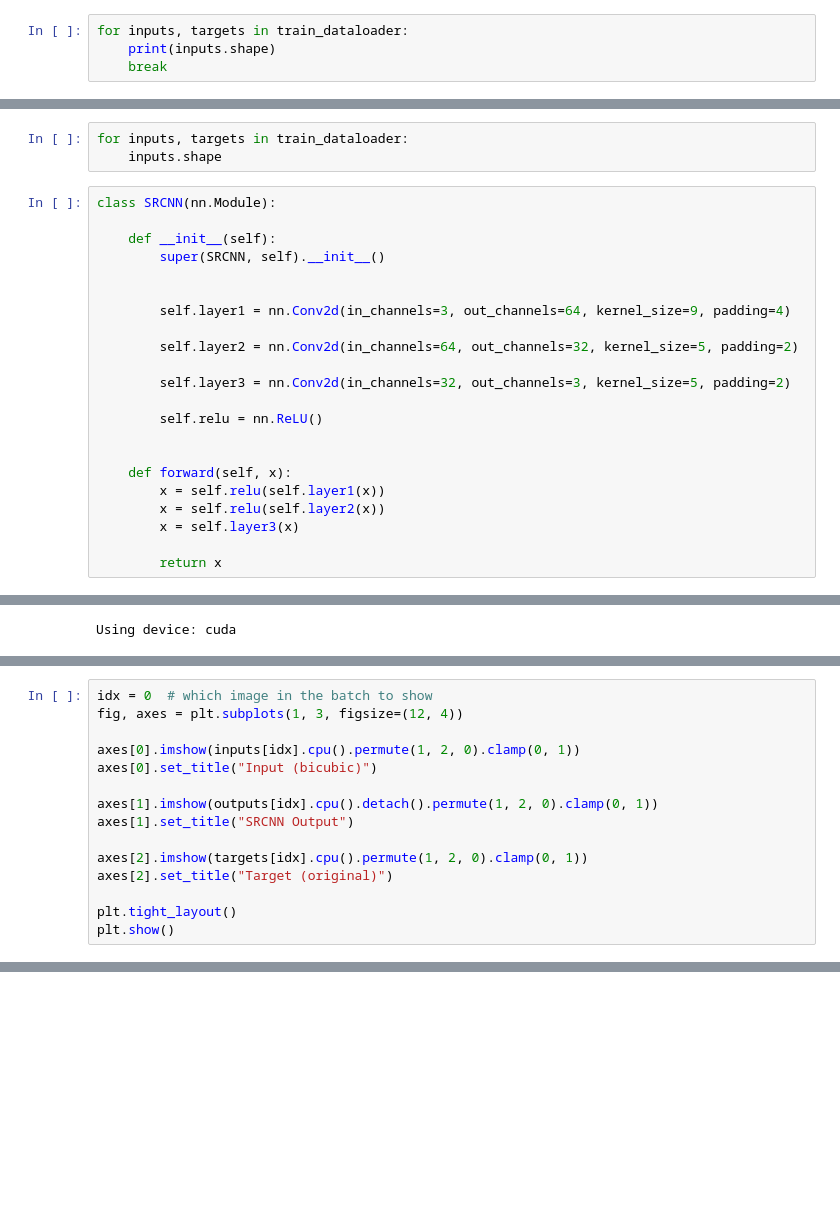
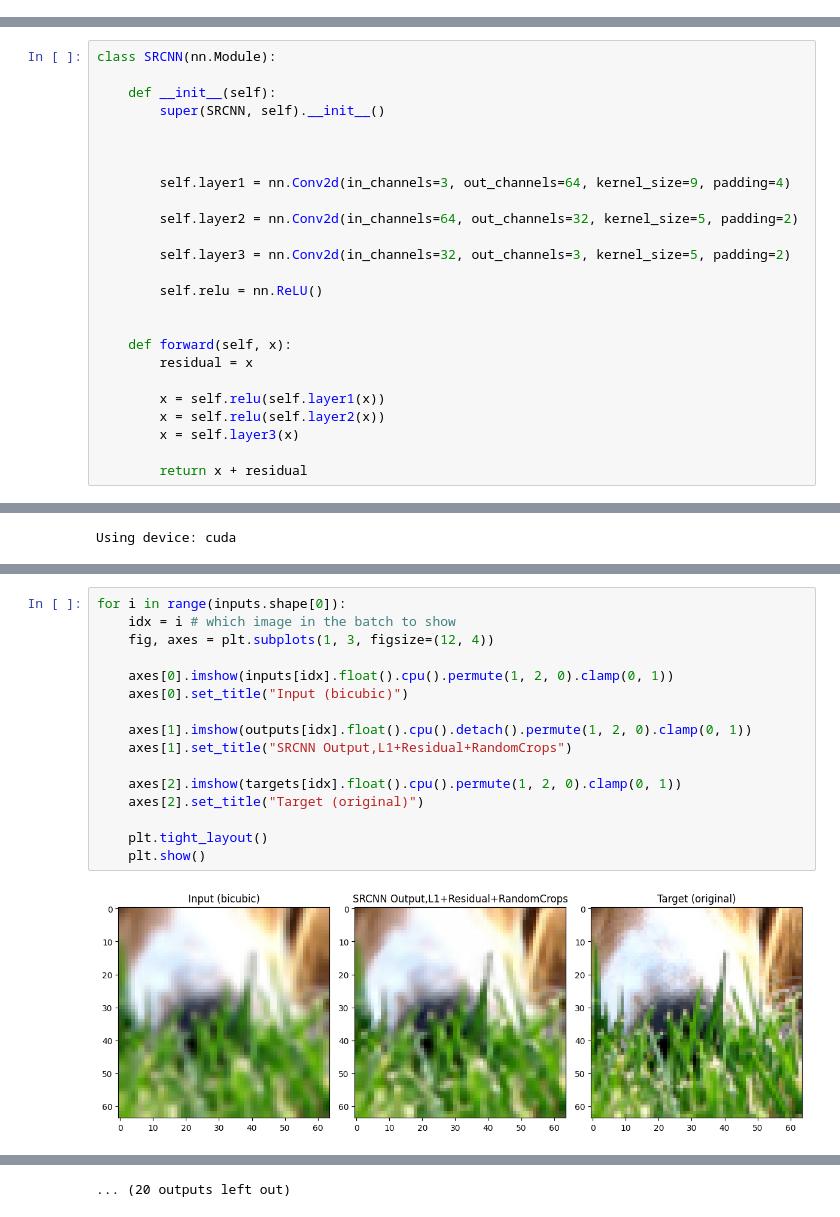
Before and after one commit to suryansh-spec/Super_Resolution-, a Jupyter notebook: cnn_basic.ipynb, the cells around one changed output, grey strips where cells are left out. Drawn from its saved outputs; the diff is of its cells as text; blank space fills up the shorter version.

Commit message:
updated with residual learning+L1+random_crop

```diff
--- a/cnn_basic.ipynb
+++ b/cnn_basic.ipynb
@@ -129,7 +133,3 @@ train_dataloader = DataLoader(
 # %% [output]
 preprocessing....
 Done!
-# %%
-for inputs, targets in train_dataloader:
-    print(inputs.shape)
-    break
@@ -138,11 +136,9 @@ torch.Size([8, 3, 256, 256])
-# %%
-for inputs, targets in train_dataloader:
-    inputs.shape
 # %%
 class SRCNN(nn.Module):
 
     def __init__(self):
         super(SRCNN, self).__init__()
+
 
 
         self.layer1 = nn.Conv2d(in_channels=3, out_channels=64, kernel_size=9, padding=4)
@@ -155,11 +151,13 @@ class SRCNN(nn.Module):
 
 
     def forward(self, x):
+        residual = x
+
         x = self.relu(self.layer1(x))
         x = self.relu(self.layer2(x))
         x = self.layer3(x)
 
-        return x
+        return x + residual
 # %%
 device = "cuda" if torch.cuda.is_available() else "cpu"
 print(f"Using device: {device}")
@@ -218,15 +223,0 @@ Target shape: torch.Size([8, 3, 256, 256])
-# %%
-idx = 0  # which image in the batch to show
-fig, axes = plt.subplots(1, 3, figsize=(12, 4))
-
-axes[0].imshow(inputs[idx].cpu().permute(1, 2, 0).clamp(0, 1))
-axes[0].set_title("Input (bicubic)")
-
-axes[1].imshow(outputs[idx].cpu().detach().permute(1, 2, 0).clamp(0, 1))
-axes[1].set_title("SRCNN Output")
-
-axes[2].imshow(targets[idx].cpu().permute(1, 2, 0).clamp(0, 1))
-axes[2].set_title("Target (original)")
-
-plt.tight_layout()
-plt.show()
@@ -234,0 +232,18 @@ plt.show()
+# %%
+for i in range(inputs.shape[0]):
+    idx = i # which image in the batch to show
+    fig, axes = plt.subplots(1, 3, figsize=(12, 4))
+
+    axes[0].imshow(inputs[idx].float().cpu().permute(1, 2, 0).clamp(0, 1))
+    axes[0].set_title("Input (bicubic)")
+
+    axes[1].imshow(outputs[idx].float().cpu().detach().permute(1, 2, 0).clamp(0, 1))
+    axes[1].set_title("SRCNN Output,L1+Residual+RandomCrops")
+
+    axes[2].imshow(targets[idx].float().cpu().permute(1, 2, 0).clamp(0, 1))
+    axes[2].set_title("Target (original)")
+
+    plt.tight_layout()
+    plt.show()
+# %% [output]
+[figure, added]
@@ -235,3 +261,4 @@ plt.show()
+... (20 outputs left out)
 # %%
 print(f"Output min: {outputs[idx].min().item():.4f}")
 print(f"Output max: {outputs[idx].max().item():.4f}")
```
Also changed, not shown: parts of 9 cells of this notebook.
